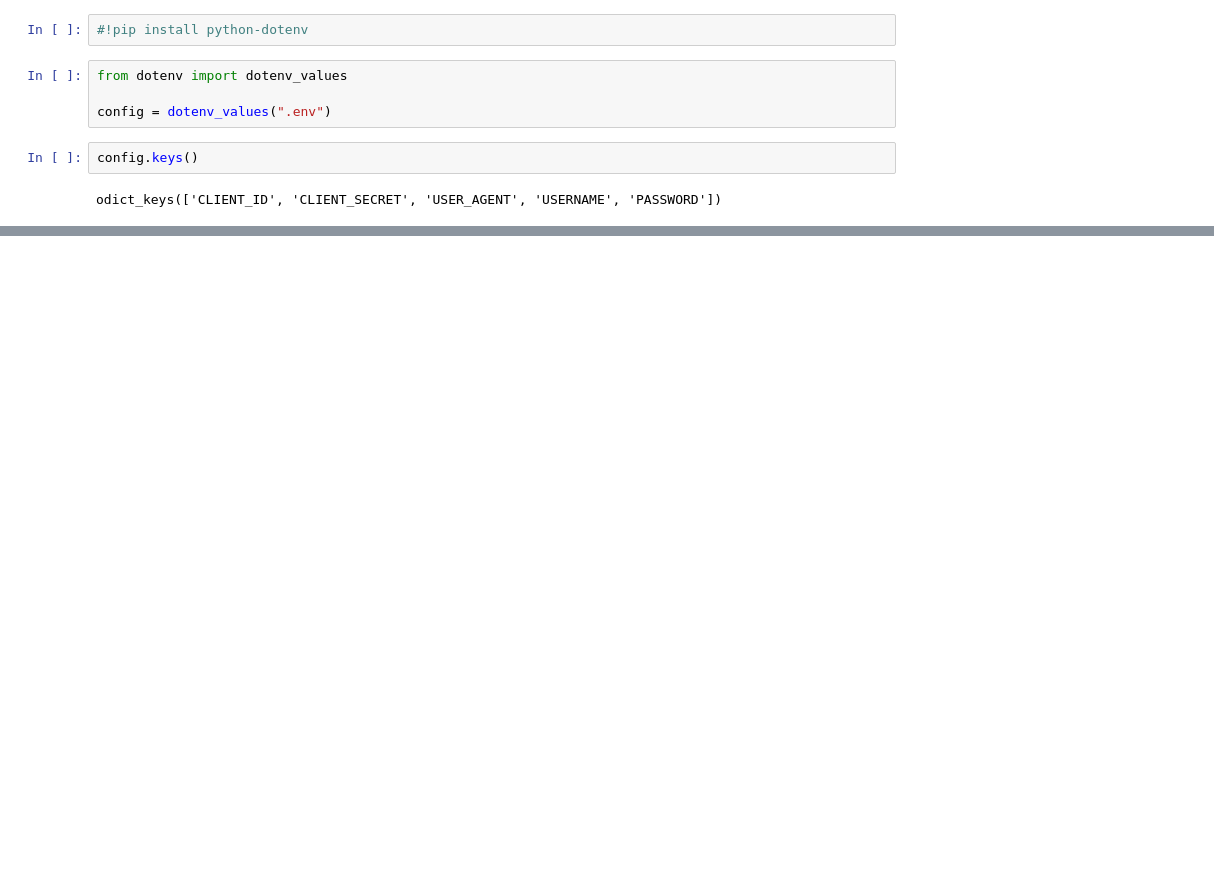
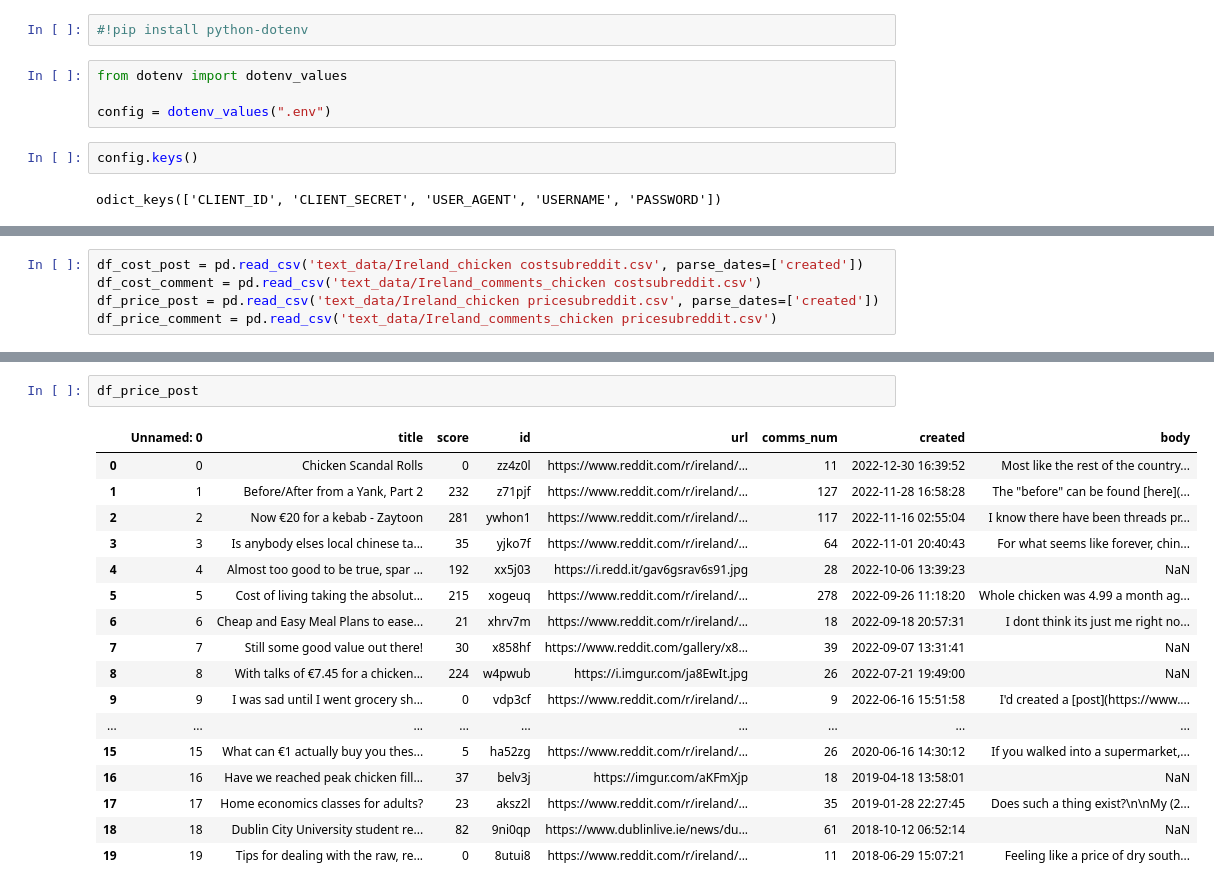
Before and after one commit to Juliet-Blue/sba22307-CA2, a Jupyter notebook: CA2-sentiment analysis.ipynb, the cells around one changed output, grey strips where cells are left out. Saved outputs shown, nothing was run; the diff lists cells and outputs as text; blank space fills up the shorter version.

Commit message:
reddit

```diff
--- a/CA2-sentiment analysis.ipynb
+++ b/CA2-sentiment analysis.ipynb
@@ -259,0 +228,5 @@ post_data
+# %%
+df_cost_post = pd.read_csv('text_data/Ireland_chicken costsubreddit.csv', parse_dates=['created'])
+df_cost_comment = pd.read_csv('text_data/Ireland_comments_chicken costsubreddit.csv')
+df_price_post = pd.read_csv('text_data/Ireland_chicken pricesubreddit.csv', parse_dates=['created'])
+df_price_comment = pd.read_csv('text_data/Ireland_comments_chicken pricesubreddit.csv')
@@ -259,0 +252,20 @@ post_data
+# %%
+df_price_post
+# %% [output]
+|  | Unnamed: 0 | title | score | id | url | comms_num | created | body |
+| 0 | 0 | Chicken Scandal Rolls | 0 | zz4z0l | https://www.reddit.com/r/ireland/... | 11 | 2022-12-30 16:39:52 | Most like the rest of the country... |
+| 1 | 1 | Before/After from a Yank, Part 2 | 232 | z71pjf | https://www.reddit.com/r/ireland/... | 127 | 2022-11-28 16:58:28 | The "before" can be found [here](... |
+| 2 | 2 | Now €20 for a kebab - Zaytoon | 281 | ywhon1 | https://www.reddit.com/r/ireland/... | 117 | 2022-11-16 02:55:04 | I know there have been threads pr... |
+| 3 | 3 | Is anybody elses local chinese ta... | 35 | yjko7f | https://www.reddit.com/r/ireland/... | 64 | 2022-11-01 20:40:43 | For what seems like forever, chin... |
+| 4 | 4 | Almost too good to be true, spar ... | 192 | xx5j03 | https://i.redd.it/gav6gsrav6s91.jpg | 28 | 2022-10-06 13:39:23 | NaN |
+| 5 | 5 | Cost of living taking the absolut... | 215 | xogeuq | https://www.reddit.com/r/ireland/... | 278 | 2022-09-26 11:18:20 | Whole chicken was 4.99 a month ag... |
+| 6 | 6 | Cheap and Easy Meal Plans to ease... | 21 | xhrv7m | https://www.reddit.com/r/ireland/... | 18 | 2022-09-18 20:57:31 | I dont think its just me right no... |
+| 7 | 7 | Still some good value out there! | 30 | x858hf | https://www.reddit.com/gallery/x8... | 39 | 2022-09-07 13:31:41 | NaN |
+| 8 | 8 | With talks of €7.45 for a chicken... | 224 | w4pwub | https://i.imgur.com/ja8EwIt.jpg | 26 | 2022-07-21 19:49:00 | NaN |
+| 9 | 9 | I was sad until I went grocery sh... | 0 | vdp3cf | https://www.reddit.com/r/ireland/... | 9 | 2022-06-16 15:51:58 | I'd created a [post](https://www.... |
+| ... | ... | ... | ... | ... | ... | ... | ... | ... |
+| 15 | 15 | What can €1 actually buy you thes... | 5 | ha52zg | https://www.reddit.com/r/ireland/... | 26 | 2020-06-16 14:30:12 | If you walked into a supermarket,... |
+| 16 | 16 | Have we reached peak chicken fill... | 37 | belv3j | https://imgur.com/aKFmXjp | 18 | 2019-04-18 13:58:01 | NaN |
+| 17 | 17 | Home economics classes for adults? | 23 | aksz2l | https://www.reddit.com/r/ireland/... | 35 | 2019-01-28 22:27:45 | Does such a thing exist?\n\nMy (2... |
+| 18 | 18 | Dublin City University student re... | 82 | 9ni0qp | https://www.dublinlive.ie/news/du... | 61 | 2018-10-12 06:52:14 | NaN |
+| 19 | 19 | Tips for dealing with the raw, re... | 0 | 8utui8 | https://www.reddit.com/r/ireland/... | 11 | 2018-06-29 15:07:21 | Feeling like a price of dry south... |
```
Also changed, not shown: parts of 15 cells of this notebook, 8 other files.
